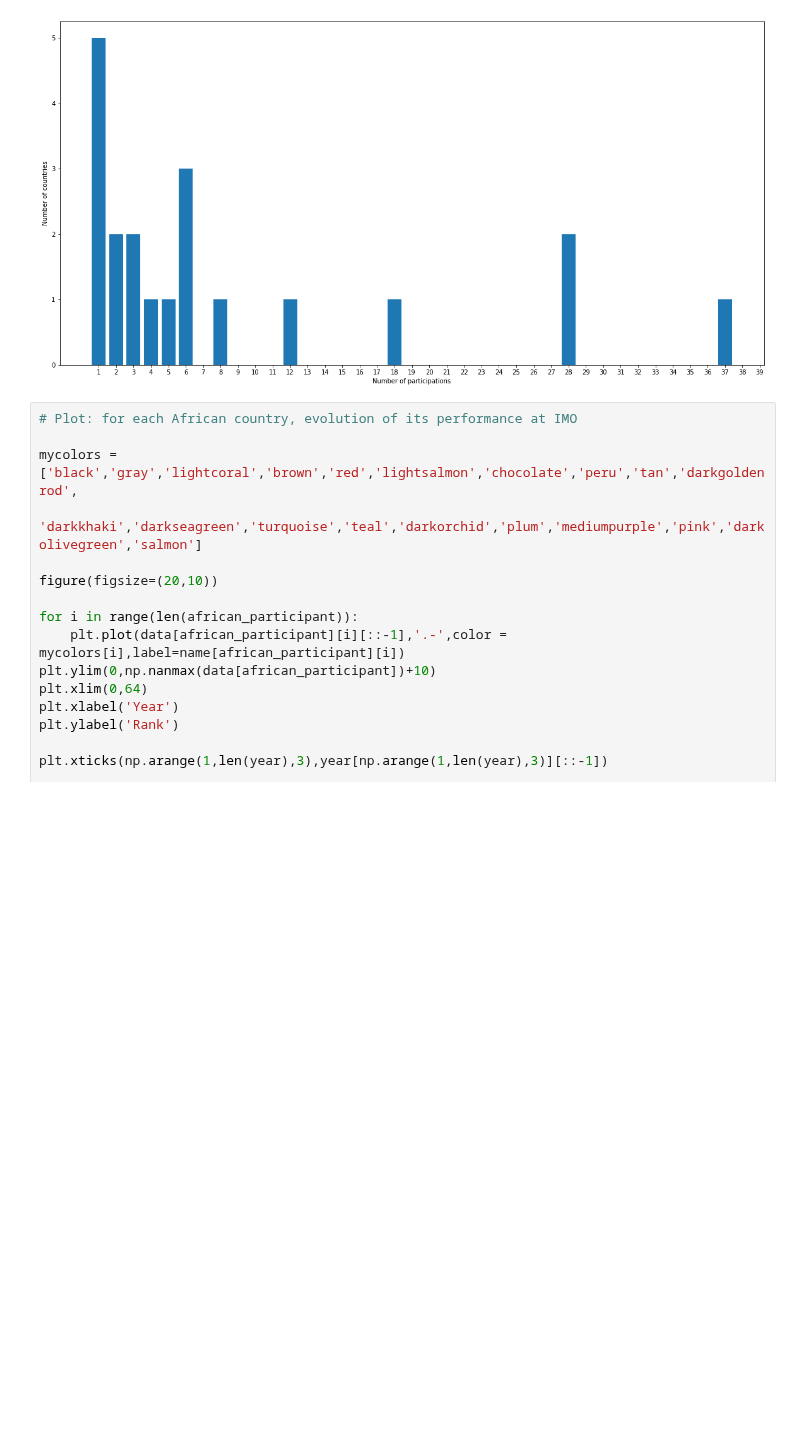
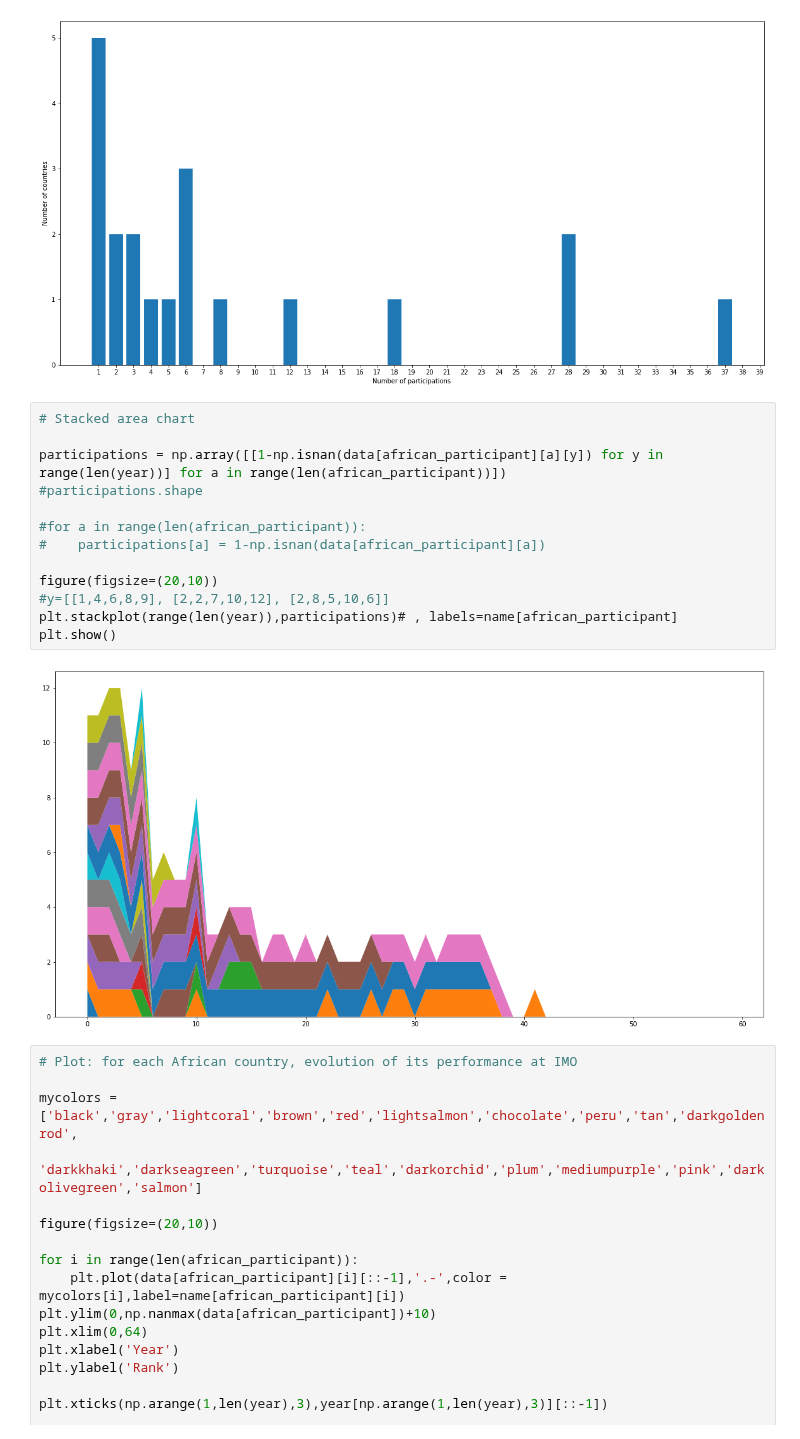
Before and after one commit to Djimdou/Side-Projects, a Jupyter notebook: IMO-Web-Scraping.ipynb, the cells around one changed output. Saved outputs shown, nothing was run; the diff lists cells and outputs as text; blank space fills up the shorter version.

```diff
--- a/IMO-Web-Scraping.ipynb
+++ b/IMO-Web-Scraping.ipynb
@@ -111,6 +139,21 @@ plt.ylabel('Number of countries')
 plt.show()
 # %% [output]
 [figure]
+# %%
+# Stacked area chart
+
+participations = np.array([[1-np.isnan(data[african_participant][a][y]) for y in range(len(year))] for a in range(len(african_participant))])
+#participations.shape
+
+#for a in range(len(african_participant)):
+#    participations[a] = 1-np.isnan(data[african_participant][a])
+
+figure(figsize=(20,10))
+#y=[[1,4,6,8,9], [2,2,7,10,12], [2,8,5,10,6]]
+plt.stackplot(range(len(year)),participations)# , labels=name[african_participant]
+plt.show()
+# %% [output]
+[figure, added]
 # %%
 # Plot: for each African country, evolution of its performance at IMO
 
```
Also changed, not shown: parts of 1 cell of this notebook.
